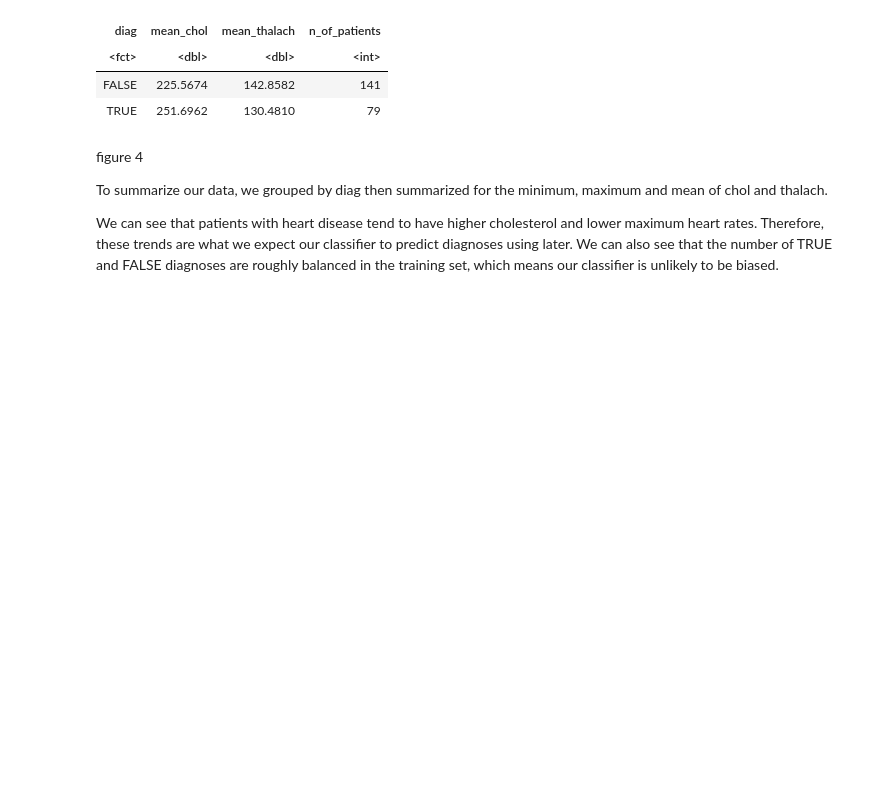
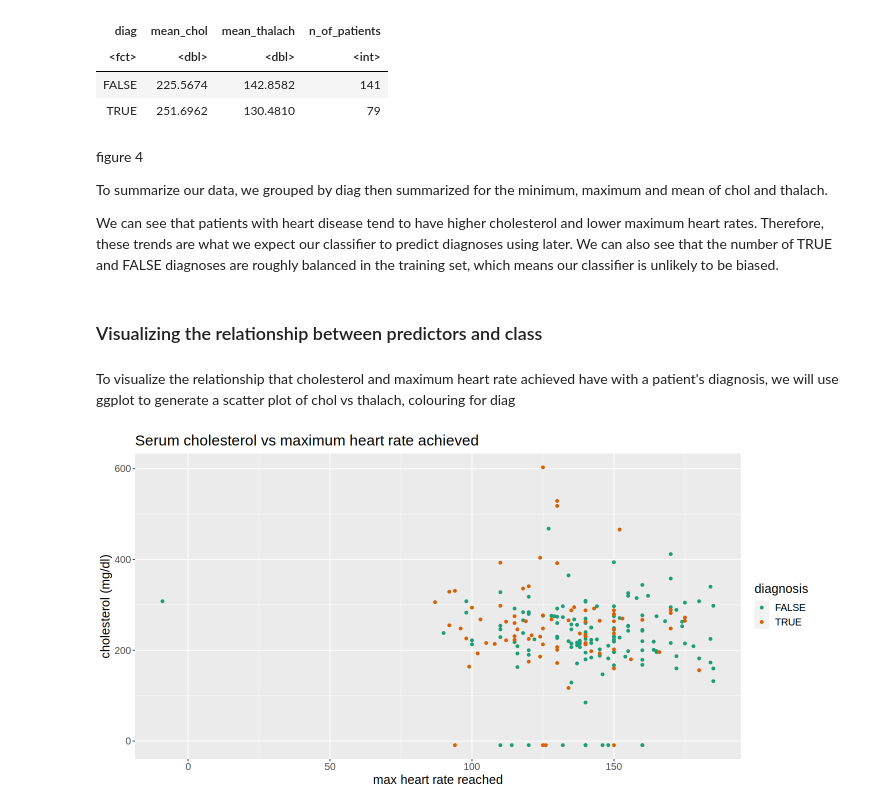
Before and after one commit to Aryan-SeongJae/Data-Science-Project---DSCI-100-HEART-DATABASE-Hungary, a Jupyter notebook: Group Project Report-Copy1.ipynb, the cells around one changed output. Cells and saved outputs as stored; diff of their text form; code cells hidden in the pictures; blank space fills up the shorter version.

```diff
--- a/Group Project Report-Copy1.ipynb
+++ b/Group Project Report-Copy1.ipynb
@@ -253,3 +241,20 @@ figure 4
 To summarize our data, we grouped by diag then summarized for the minimum, maximum and mean of chol and thalach.
 
 We can see that patients with heart disease tend to have higher cholesterol and lower maximum heart rates. Therefore, these trends are what we expect our classifier to predict diagnoses using later. We can also see that the number of TRUE and FALSE diagnoses are roughly balanced in the training set, which means our classifier is unlikely to be biased.
+# %% [markdown]
+### Visualizing the relationship between predictors and class
+# %% [markdown]
+To visualize the relationship that cholesterol and maximum heart rate achieved have with a patient's diagnosis, we will use ggplot to generate a scatter plot of chol vs thalach, colouring for diag
+# %%
+#plotting the training data
+chol_thalach <- ggplot(hungarian_training, aes(x = thalach, y = chol, color = diag)) +
+                 geom_point() +
+                 labs(x = "max heart rate reached", y = "cholesterol (mg/dl)",
+                      color = "diagnosis", title = "Serum cholesterol vs maximum heart rate achieved") +
+                 scale_color_brewer(palette = "Dark2") +
+                 theme(text = element_text(size = 15))
+
+
+chol_thalach
+# %% [output]
+[figure, added]
```
Also changed, not shown: parts of 13 cells of this notebook.
